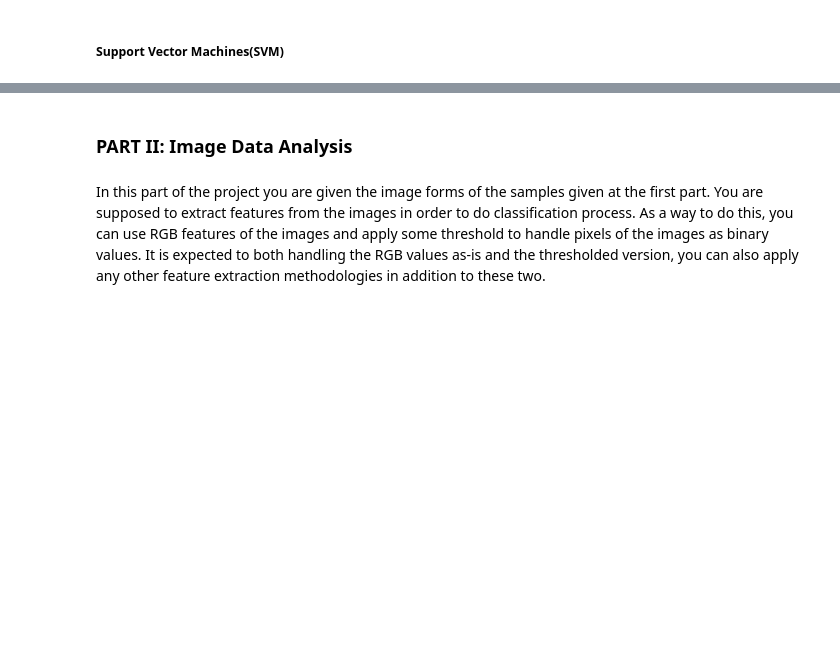
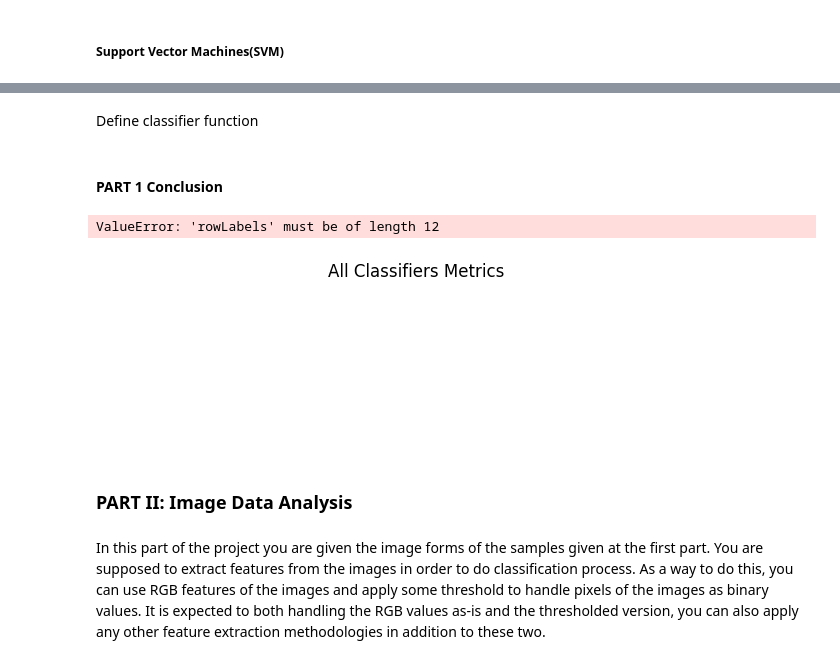
Before and after one commit to Yusufpek/BBM409, a Jupyter notebook: assignment1.ipynb, the cells around one changed output, grey strips where cells are left out. Cells and saved outputs as stored; diff of their text form; code cells hidden in the pictures; blank space fills up the shorter version.

```diff
--- a/assignment1.ipynb
+++ b/assignment1.ipynb
@@ -310,0 +343,2 @@ show_table(random_forest_values, [f" N={n} " for n in n_values], "Random Forest
+# %% [markdown]
+Define classifier function
@@ -322,5 +356,14 @@ for kernel in kernel_values:
 
 show_table(svm_values, [f"Kernel={k}" for k in kernel_values], "SVM Classifier Metrics")
+# %% [markdown]
+#### **PART 1 Conclusion**
+# %%
+all_values = [*knn_values, *weighted_knn_values, *random_forest_values, *nb_values_values]
+all_row_labels = [ *[f"KNN K={k}" for k in k_values],   *[f"Weighted K={k}" for k in k_values], *[f"Random Forest N={n} " for n in n_values], *nb_names]
+show_table(all_values, all_row_labels, "All Classifiers Metrics")
+# %% [output]
+ValueError: 'rowLabels' must be of length 12
+[figure, added]
 # %% [markdown]
 ### PART II: Image Data Analysis
 # %% [markdown]
```
Also changed, not shown: parts of 62 cells of this notebook.
